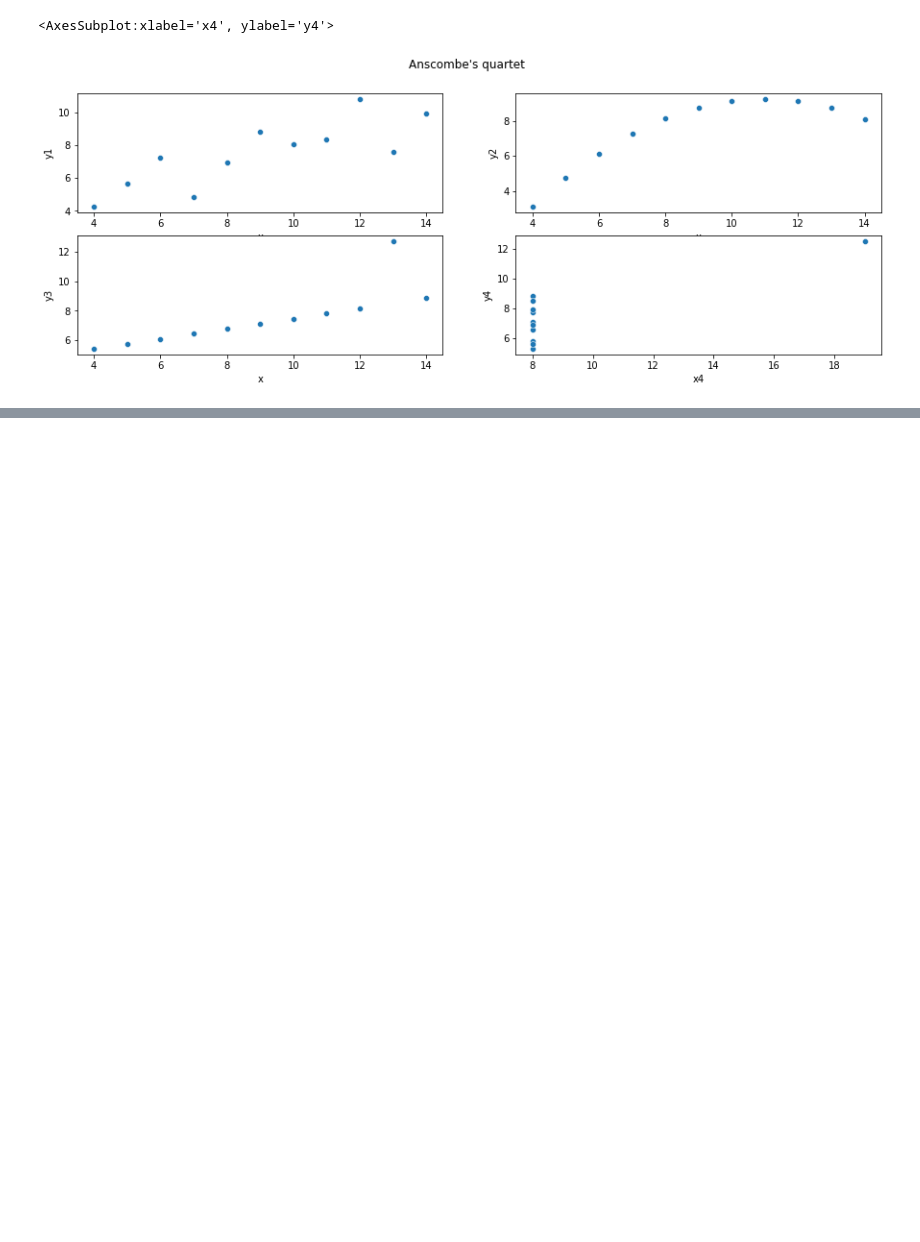
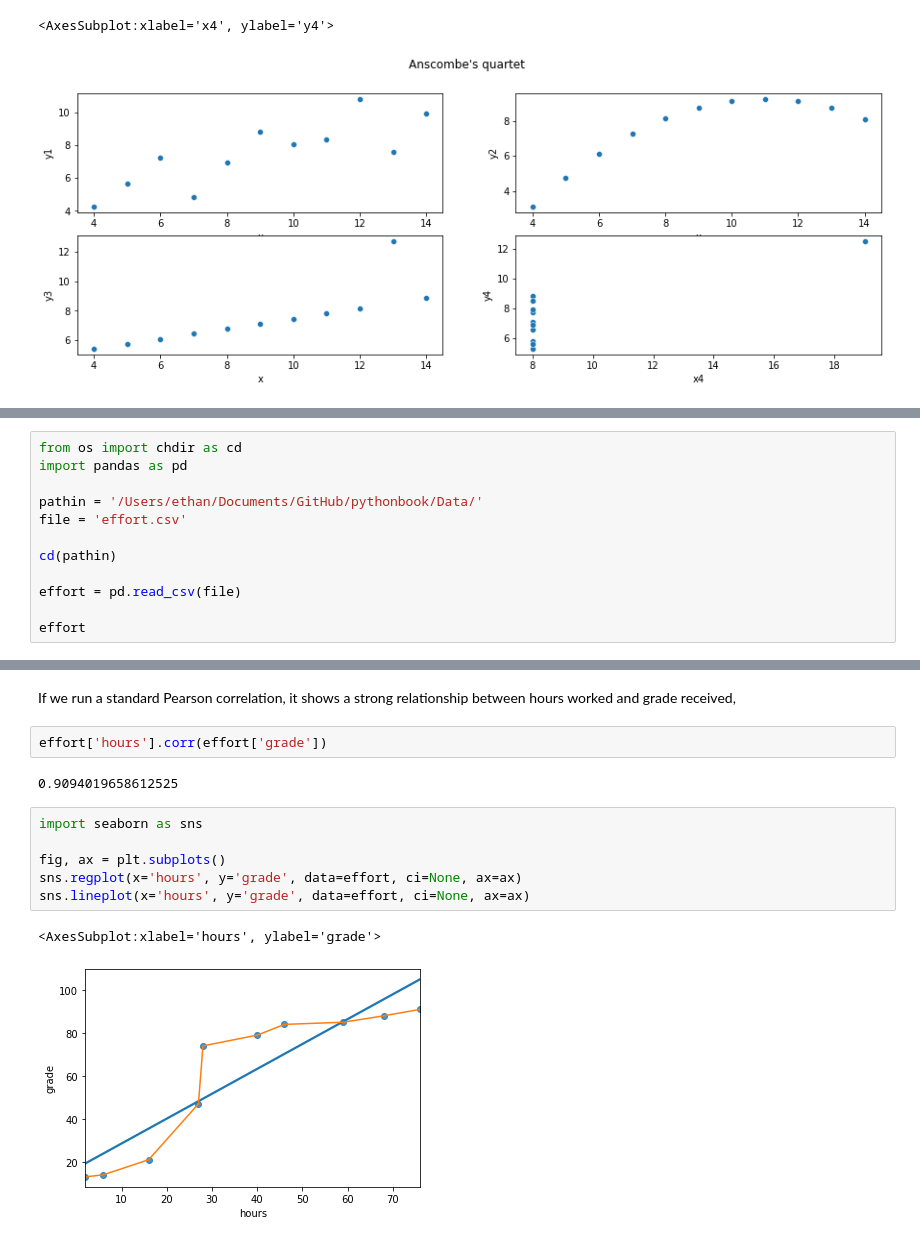
Before and after one commit to ethanweed/pythonbook, a Jupyter notebook: Chapters/03.05-descriptives.ipynb, the cells around one changed output, grey strips where cells are left out. Cells and saved outputs as stored; diff of their text form; blank space fills up the shorter version.

```diff
--- a/Chapters/03.05-descriptives.ipynb
+++ b/Chapters/03.05-descriptives.ipynb
@@ -1357,0 +1076,12 @@ Thus it is no small thing to say that the first task of the statistician and the
+# %%
+from os import chdir as cd
+import pandas as pd
+
+pathin = '/Users/ethan/Documents/GitHub/pythonbook/Data/'
+file = 'effort.csv'
+
+cd(pathin)
+
+effort = pd.read_csv(file)
+
+effort
@@ -1357,0 +1100,15 @@ Thus it is no small thing to say that the first task of the statistician and the
+# %% [markdown]
+If we run a standard Pearson correlation, it shows a strong relationship between hours worked and grade received,
+# %%
+effort['hours'].corr(effort['grade'])
+# %% [output]
+0.9094019658612525
+# %%
+import seaborn as sns
+
+fig, ax = plt.subplots()
+sns.regplot(x='hours', y='grade', data=effort, ci=None, ax=ax)
+sns.lineplot(x='hours', y='grade', data=effort, ci=None, ax=ax)
+# %% [output]
+<AxesSubplot:xlabel='hours', ylabel='grade'>
+[figure, added]
```
Also changed, not shown: parts of 24 cells of this notebook, 2 other files.
